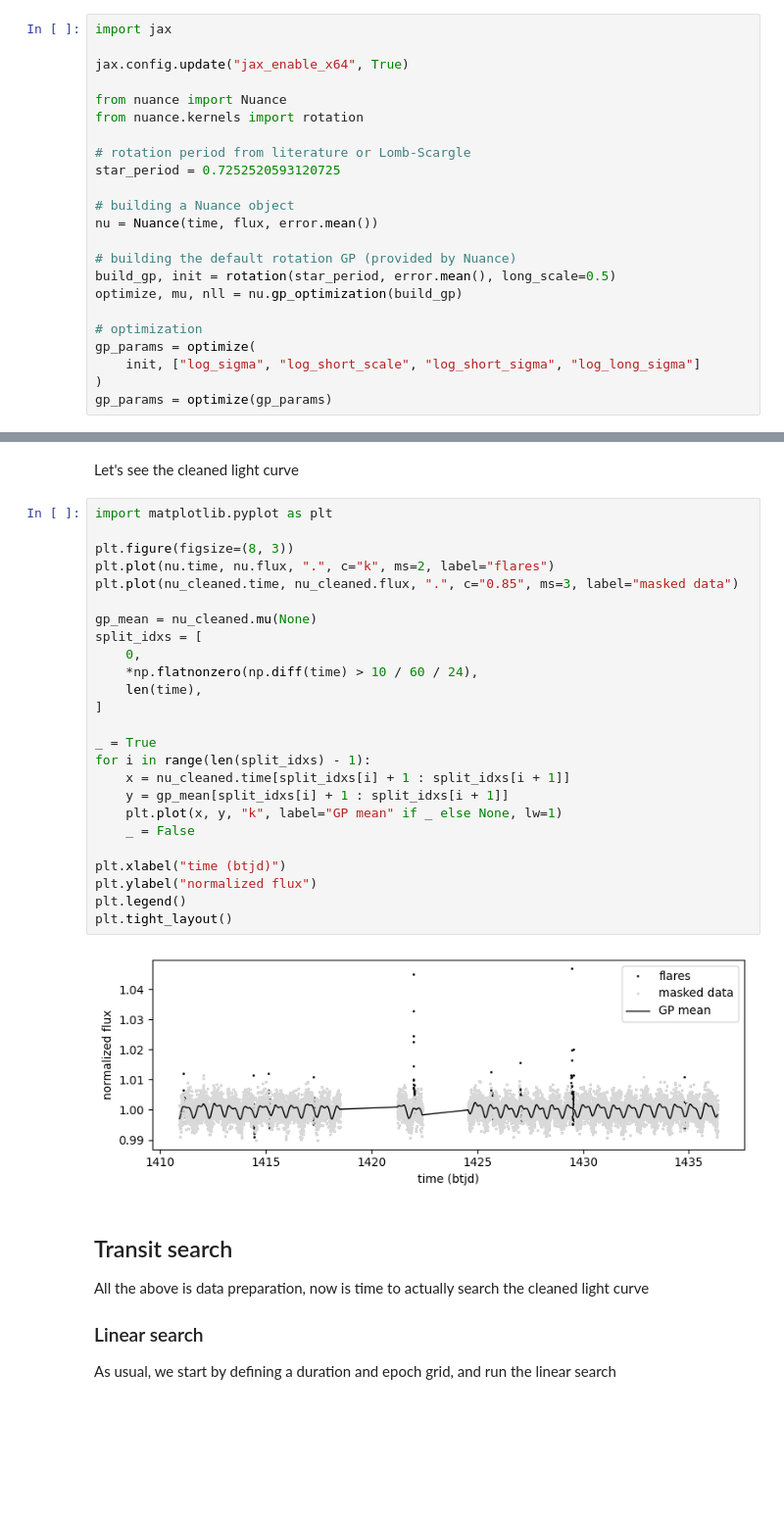
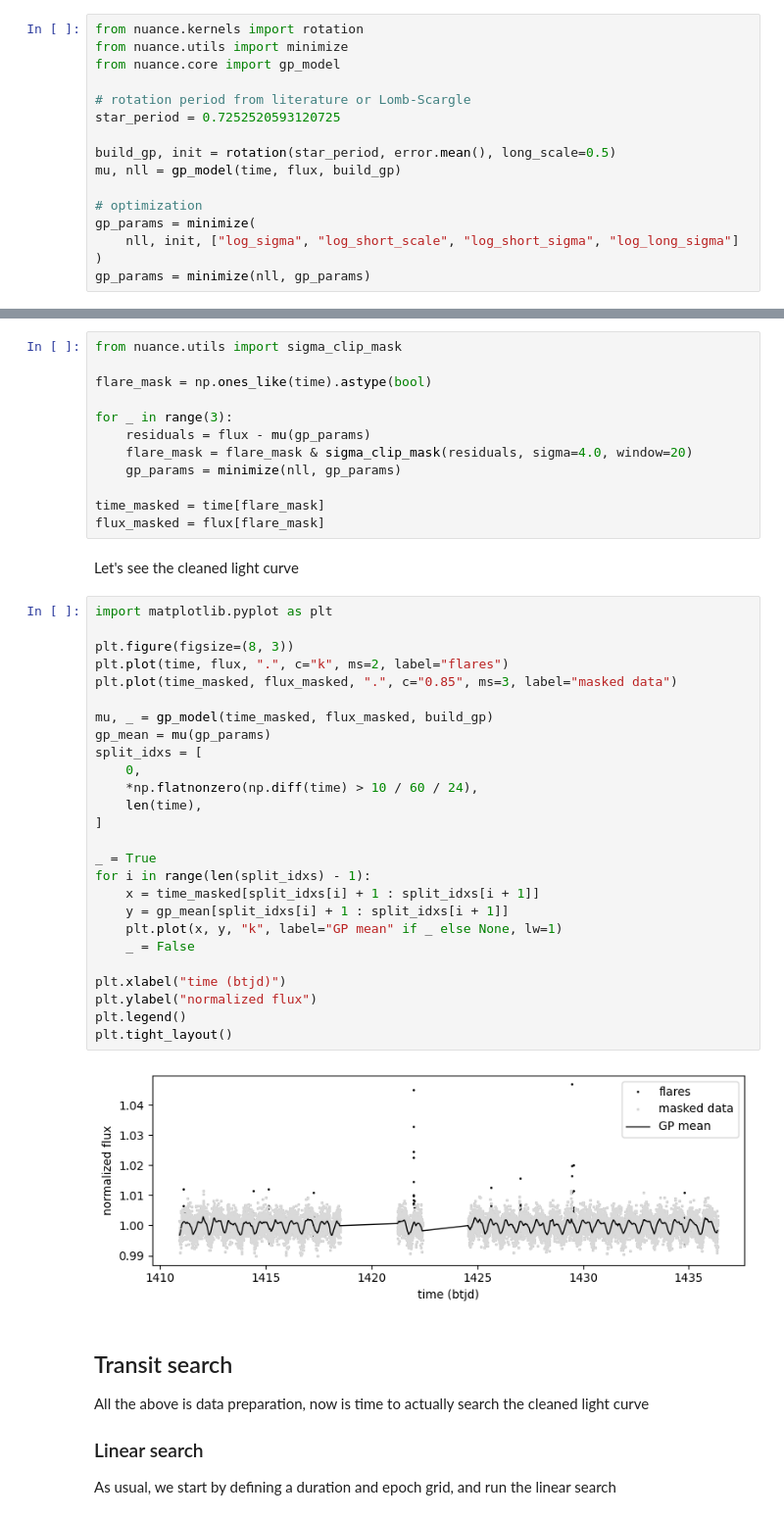
Before and after one commit to lgrcia/nuance, a Jupyter notebook: docs/notebooks/tutorials/tess_search.ipynb, the cells around one changed output, grey strips where cells are left out. Shown at 98% size. Cells and saved outputs as stored; diff of their text form; blank space fills up the shorter version.

```diff
--- a/docs/notebooks/tutorials/tess_search.ipynb
+++ b/docs/notebooks/tutorials/tess_search.ipynb
@@ -58,25 +58,18 @@ For this tutorial we decided to focus on a single sector, but searching and comb
 
 Nest step is to define and optimize the GP kernel that will help model the covariance of the data, especially stellar variability. Here, we will use a mixture of two SHO kernels, implemented in `nuance.kernels` and representative of a wide range of stellar variability signals.
 # %%
-import jax
-
-jax.config.update("jax_enable_x64", True)
-
-from nuance import Nuance
 from nuance.kernels import rotation
+from nuance.utils import minimize
+from nuance.core import gp_model
 
 # rotation period from literature or Lomb-Scargle
 star_period = 0.7252520593120725
 
-# building a Nuance object
-nu = Nuance(time, flux, error.mean())
-
-# building the default rotation GP (provided by Nuance)
 build_gp, init = rotation(star_period, error.mean(), long_scale=0.5)
-optimize, mu, nll = nu.gp_optimization(build_gp)
+mu, nll = gp_model(time, flux, build_gp)
 
 # optimization
-gp_params = optimize(
-    init, ["log_sigma", "log_short_scale", "log_short_sigma", "log_long_sigma"]
+gp_params = minimize(
+    nll, init, ["log_sigma", "log_short_scale", "log_short_sigma", "log_long_sigma"]
 )
-gp_params = optimize(gp_params)
+gp_params = minimize(nll, gp_params)
@@ -125,32 +80,45 @@ ScipyMinimizeInfo(fun_val=Array(-65956.33175846, dtype=float64, weak_type=True),
+# %%
+from nuance.utils import sigma_clip_mask
+
+flare_mask = np.ones_like(time).astype(bool)
+
+for _ in range(3):
+    residuals = flux - mu(gp_params)
+    flare_mask = flare_mask & sigma_clip_mask(residuals, sigma=4.0, window=20)
+    gp_params = minimize(nll, gp_params)
+
+time_masked = time[flare_mask]
+flux_masked = flux[flare_mask]
 # %% [markdown]
 Let's see the cleaned light curve
 # %%
 import matplotlib.pyplot as plt
 
 plt.figure(figsize=(8, 3))
-plt.plot(nu.time, nu.flux, ".", c="k", ms=2, label="flares")
-plt.plot(nu_cleaned.time, nu_cleaned.flux, ".", c="0.85", ms=3, label="masked data")
+plt.plot(time, flux, ".", c="k", ms=2, label="flares")
+plt.plot(time_masked, flux_masked, ".", c="0.85", ms=3, label="masked data")
 
-gp_mean = nu_cleaned.mu(None)
+mu, _ = gp_model(time_masked, flux_masked, build_gp)
+gp_mean = mu(gp_params)
 split_idxs = [
     0,
     *np.flatnonzero(np.diff(time) > 10 / 60 / 24),
     len(time),
 ]
 
 _ = True
 for i in range(len(split_idxs) - 1):
-    x = nu_cleaned.time[split_idxs[i] + 1 : split_idxs[i + 1]]
+    x = time_masked[split_idxs[i] + 1 : split_idxs[i + 1]]
     y = gp_mean[split_idxs[i] + 1 : split_idxs[i + 1]]
     plt.plot(x, y, "k", label="GP mean" if _ else None, lw=1)
     _ = False
 
 plt.xlabel("time (btjd)")
 plt.ylabel("normalized flux")
 plt.legend()
 plt.tight_layout()
 # %% [output]
-[figure, old version]
+[figure, new version]
 # %% [markdown]
 ## Transit search
 
```
Also changed, not shown: parts of 7 cells of this notebook, 6 other files.
